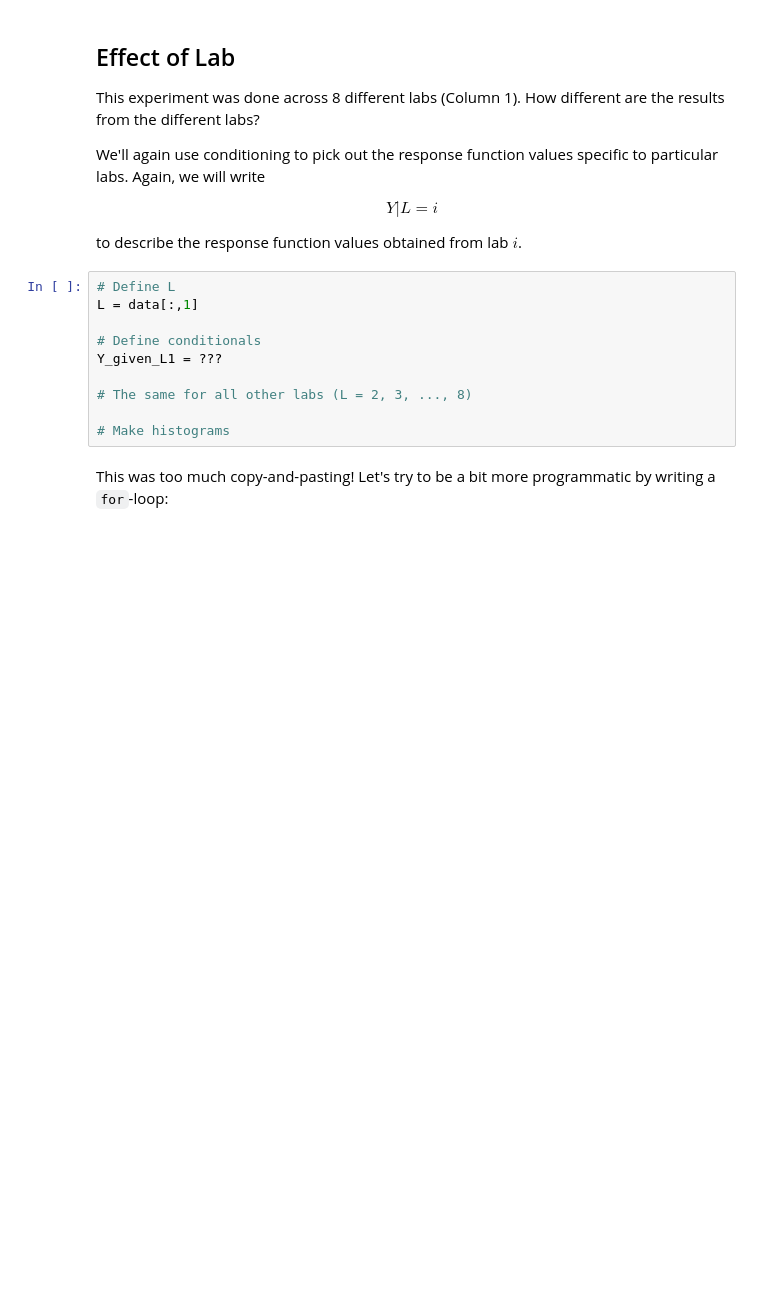
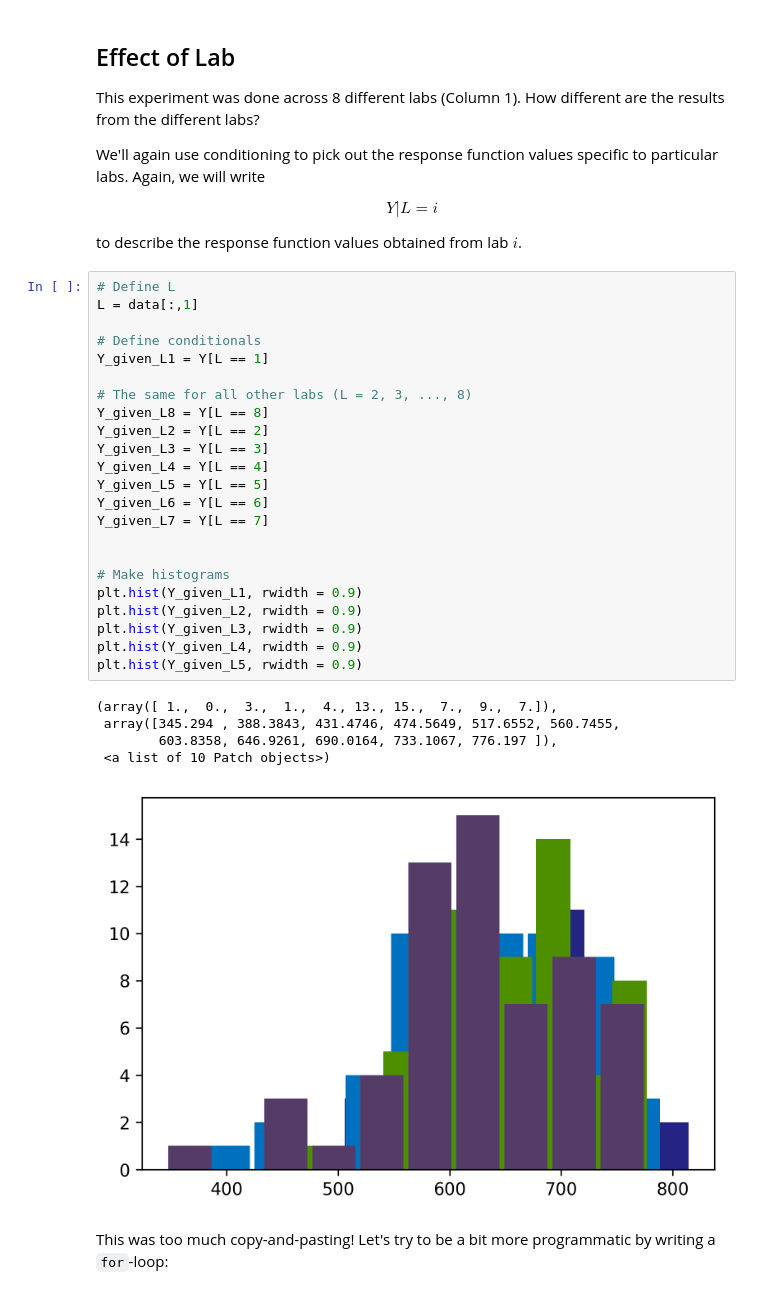
Before and after one commit to krisreyes/mdi504-F19-notebooks, a Jupyter notebook: Lecture 04 - Exploratory Data Analysis.ipynb, the cells around one changed output. Saved outputs shown, nothing was run; the diff lists cells and outputs as text; blank space fills up the shorter version.

```diff
--- a/Lecture 04 - Exploratory Data Analysis.ipynb
+++ b/Lecture 04 - Exploratory Data Analysis.ipynb
@@ -383,16 +390,35 @@ We'll again use conditioning to pick out the response function values specific t
 $$ Y | L = i $$
 
 to describe the response function values obtained from lab $i$.
-# %%
-# Define L
-L = data[:,1]
-
-# Define conditionals
-Y_given_L1 = ???
-
-# The same for all other labs (L = 2, 3, ..., 8)
-
-# Make histograms
+# %%
+# Define L
+L = data[:,1]
+
+# Define conditionals
+Y_given_L1 = Y[L == 1]
+
+# The same for all other labs (L = 2, 3, ..., 8)
+Y_given_L8 = Y[L == 8]
+Y_given_L2 = Y[L == 2]
+Y_given_L3 = Y[L == 3]
+Y_given_L4 = Y[L == 4]
+Y_given_L5 = Y[L == 5]
+Y_given_L6 = Y[L == 6]
+Y_given_L7 = Y[L == 7]
+
+
+# Make histograms
+plt.hist(Y_given_L1, rwidth = 0.9)
+plt.hist(Y_given_L2, rwidth = 0.9)
+plt.hist(Y_given_L3, rwidth = 0.9)
+plt.hist(Y_given_L4, rwidth = 0.9)
+plt.hist(Y_given_L5, rwidth = 0.9)
+# %% [output]
+(array([ 1.,  0.,  3.,  1.,  4., 13., 15.,  7.,  9.,  7.]),
+ array([345.294 , 388.3843, 431.4746, 474.5649, 517.6552, 560.7455,
+        603.8358, 646.9261, 690.0164, 733.1067, 776.197 ]),
+ <a list of 10 Patch objects>)
+[figure, added]
 # %% [markdown]
 This was too much copy-and-pasting! Let's try to be a bit more programmatic by writing a ``for``-loop:
 # %%
```
Also changed, not shown: parts of 7 cells of this notebook.
